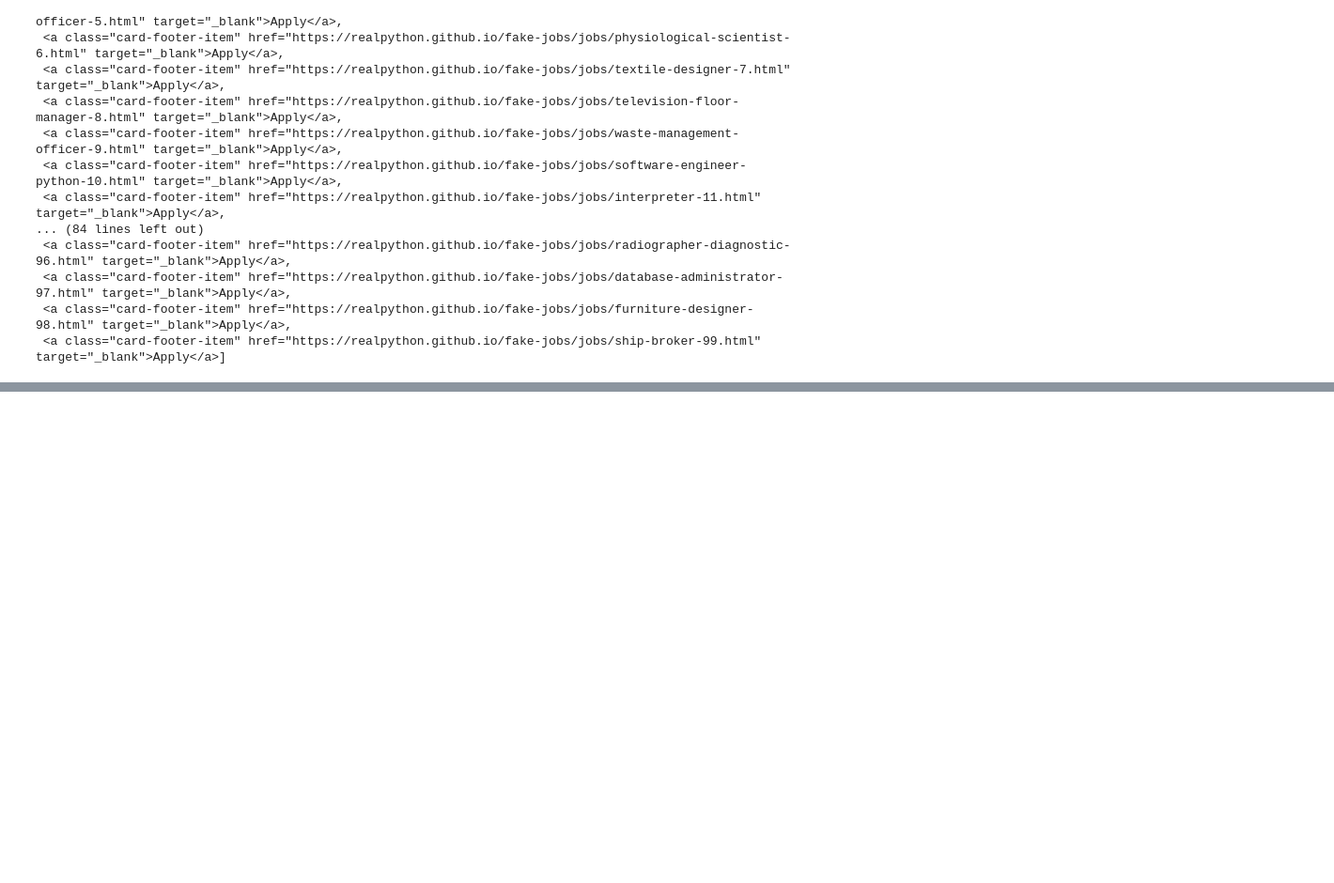
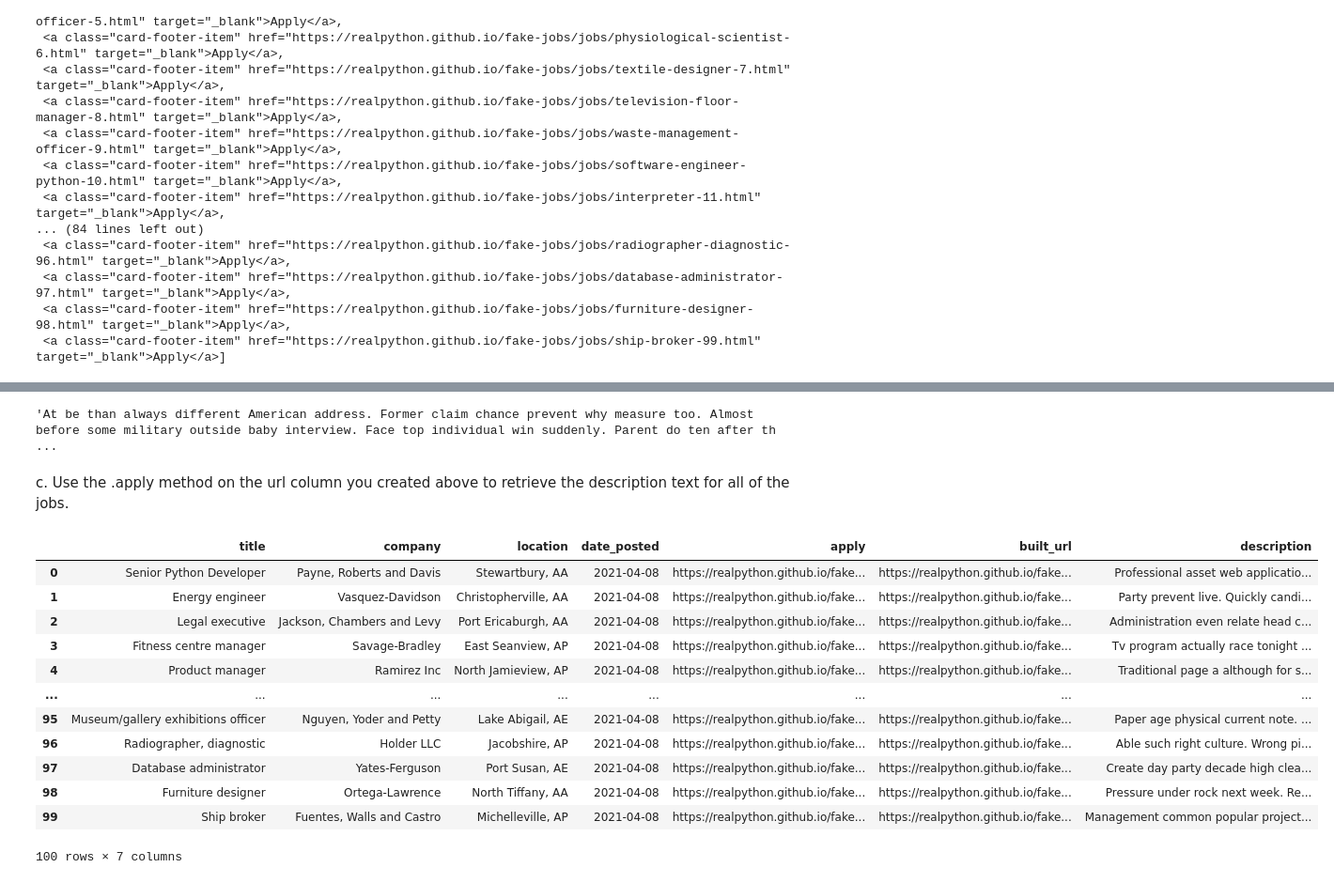
Before and after one commit to NSS-Data-Analytics-Cohort-8/webscraping-melaniewesson, a Jupyter notebook: FakeJobs.ipynb, the cells around one changed output, grey strips where cells are left out. Shown at 94% size. Saved outputs shown, nothing was run; the diff lists cells and outputs as text; code cells hidden in the pictures; blank space fills up the shorter version.

```diff
--- a/FakeJobs.ipynb
+++ b/FakeJobs.ipynb
@@ -339,0 +485,2 @@ urls
+# %%
+soup = BS(response.text)
@@ -339,0 +493,5 @@ urls
+# %%
+job_description = soup.find_all('div', class_='content')
+job_description = [job_description.text.strip() for job_description in job_description]
+print(type(job_description[0]))
+job_description
@@ -339,0 +503,33 @@ urls
+# %%
+def get_jd(url):
+#takes a url and finds the corresponding job description
+    response = requests.get(url)
+    soup = BS(response.content, "html.parser")
+    job_description = soup.find("div", class_="content").p.text.strip()
+    return job_description
+# %%
+url = "https://realpython.github.io/fake-jobs/jobs/television-floor-manager-8.html"
+job_description = get_jd(url)
+job_description
+# %% [output]
+'At be than always different American address. Former claim chance prevent why measure too. Almost before some military outside baby interview. Face top individual win suddenly. Parent do ten after th ...
+# %% [markdown]
+c. Use the .apply method on the url column you created above to retrieve the description text for all of the jobs.
+# %%
+fake_jobs["description"] = fake_jobs["apply"].apply(get_jd)
+# %%
+fake_jobs
+# %% [output]
+|  | title | company | location | date_posted | apply | built_url | description |
+| 0 | Senior Python Developer | Payne, Roberts and Davis | Stewartbury, AA | 2021-04-08 | https://realpython.github.io/fake... | https://realpython.github.io/fake... | Professional asset web applicatio... |
+| 1 | Energy engineer | Vasquez-Davidson | Christopherville, AA | 2021-04-08 | https://realpython.github.io/fake... | https://realpython.github.io/fake... | Party prevent live. Quickly candi... |
+| 2 | Legal executive | Jackson, Chambers and Levy | Port Ericaburgh, AA | 2021-04-08 | https://realpython.github.io/fake... | https://realpython.github.io/fake... | Administration even relate head c... |
+| 3 | Fitness centre manager | Savage-Bradley | East Seanview, AP | 2021-04-08 | https://realpython.github.io/fake... | https://realpython.github.io/fake... | Tv program actually race tonight ... |
+| 4 | Product manager | Ramirez Inc | North Jamieview, AP | 2021-04-08 | https://realpython.github.io/fake... | https://realpython.github.io/fake... | Traditional page a although for s... |
+| ... | ... | ... | ... | ... | ... | ... | ... |
+| 95 | Museum/gallery exhibitions officer | Nguyen, Yoder and Petty | Lake Abigail, AE | 2021-04-08 | https://realpython.github.io/fake... | https://realpython.github.io/fake... | Paper age physical current note. ... |
+| 96 | Radiographer, diagnostic | Holder LLC | Jacobshire, AP | 2021-04-08 | https://realpython.github.io/fake... | https://realpython.github.io/fake... | Able such right culture. Wrong pi... |
+| 97 | Database administrator | Yates-Ferguson | Port Susan, AE | 2021-04-08 | https://realpython.github.io/fake... | https://realpython.github.io/fake... | Create day party decade high clea... |
+| 98 | Furniture designer | Ortega-Lawrence | North Tiffany, AA | 2021-04-08 | https://realpython.github.io/fake... | https://realpython.github.io/fake... | Pressure under rock next week. Re... |
+| 99 | Ship broker | Fuentes, Walls and Castro | Michelleville, AP | 2021-04-08 | https://realpython.github.io/fake... | https://realpython.github.io/fake... | Management common popular project... |
+100 rows × 7 columns
```
Also changed, not shown: parts of 18 cells of this notebook.
